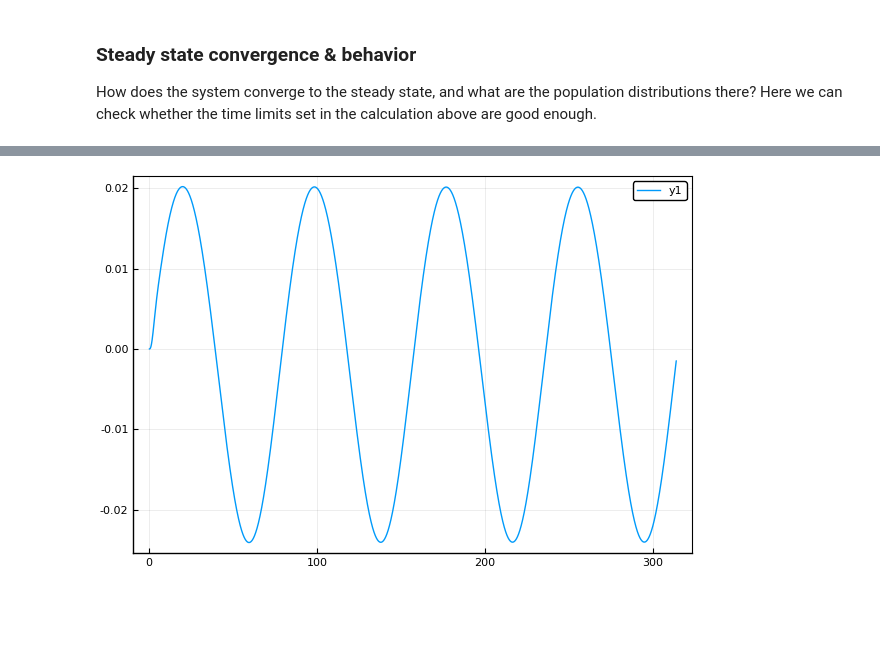
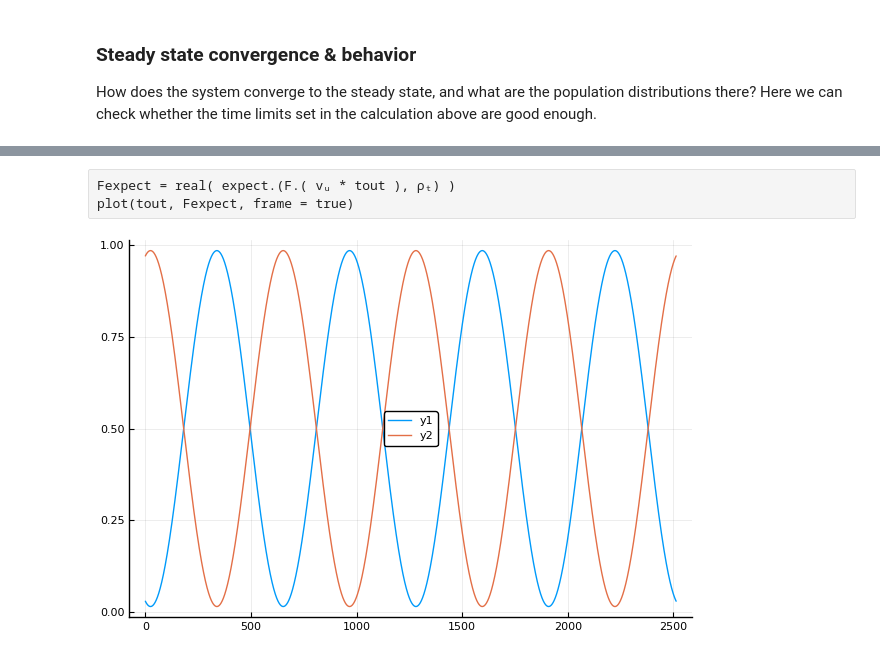
Before and after one commit to dehond/Cooling-calculations, a Jupyter notebook: Sisyphus-cooling-from-OBE.ipynb, the cells around one changed output, grey strips where cells are left out. Saved outputs shown, nothing was run; the diff lists cells and outputs as text; code cells hidden in the pictures; blank space fills up the shorter version.

```diff
--- a/Sisyphus-cooling-from-OBE.ipynb
+++ b/Sisyphus-cooling-from-OBE.ipynb
@@ -162,5 +174,0 @@ plot!(tout, real(expect(DenseOperator(sbasis, Diagonal([0.; 1.; zeros(nStates -
-# %%
-Fexpect = real( expect.(F.( vᵤ * tout ), ρₜ) )
-plot(tout, Fexpect, frame = true)
-# %% [output]
-[figure, removed]
@@ -166,0 +177,3 @@ plot(tout, Fexpect, frame = true)
+# %% [raw]
+Fexpect = real( expect.(F.( vᵤ * tout ), ρₜ) )
+plot(tout, Fexpect, frame = true)
@@ -166,0 +184,5 @@ plot(tout, Fexpect, frame = true)
+# %%
+plot(tout, Π₊.(tout))
+plot!(tout, Π₋.(tout))
+# %% [output]
+[figure, added]
```
Also changed, not shown: parts of 15 cells of this notebook, 2 other files.
